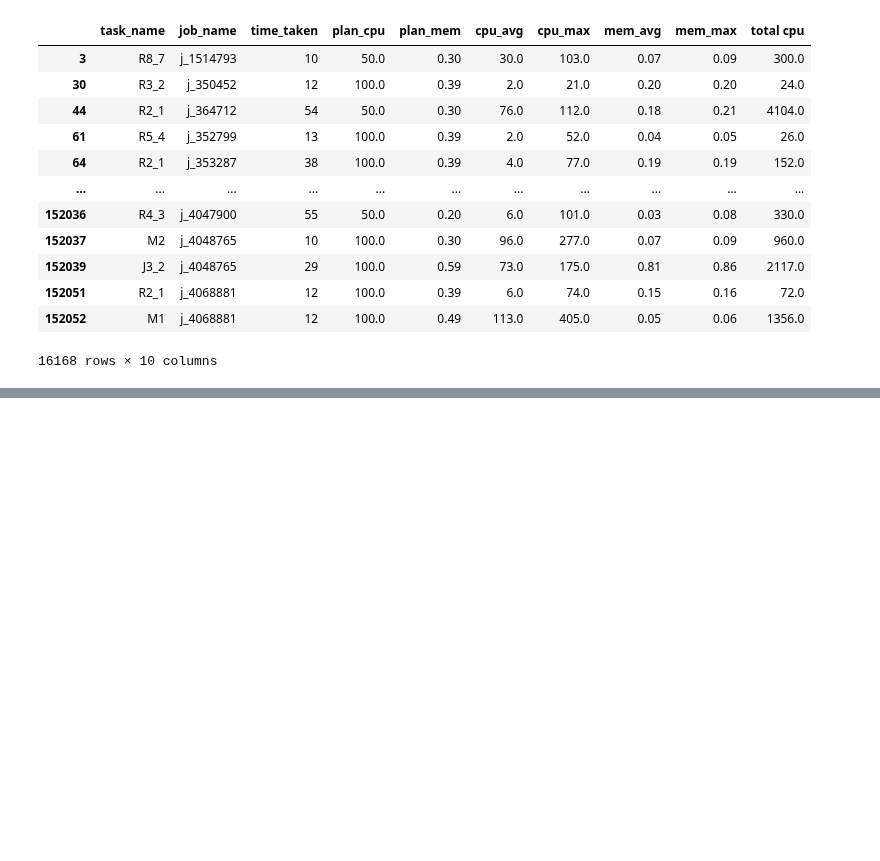
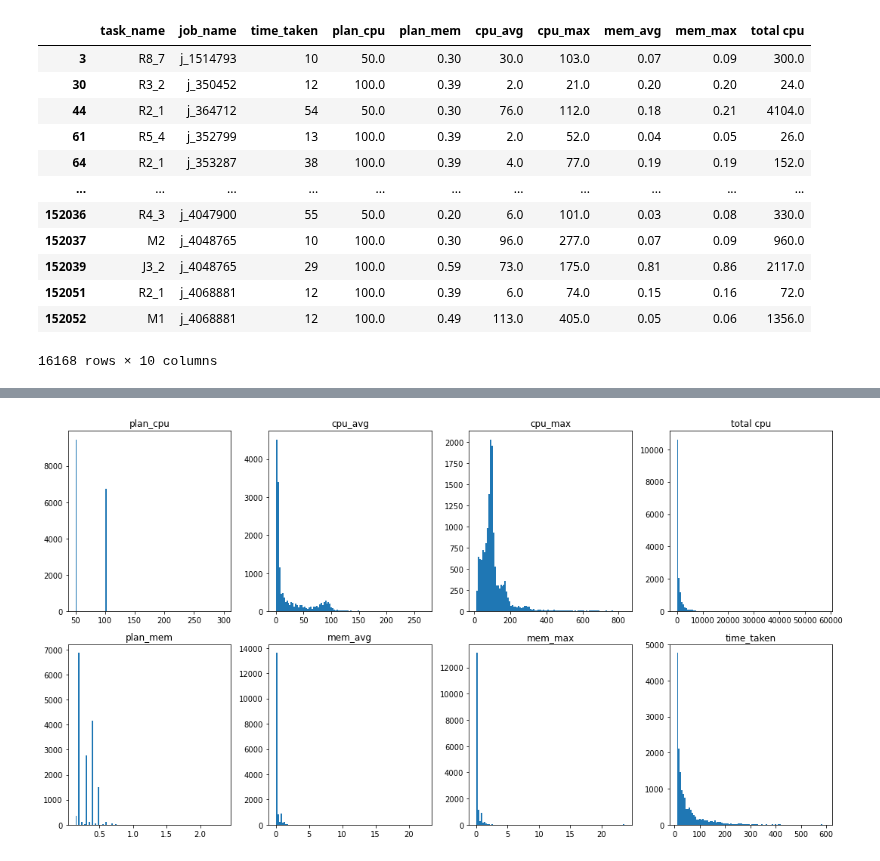
Before and after one commit to pseudo-rnd-thoughts/Elastic-Resource-Allocation, a Jupyter notebook: models/alibaba_cluster/generate_model.ipynb, the cells around one changed output, grey strips where cells are left out. Cells and saved outputs as stored; diff of their text form; code cells hidden in the pictures; blank space fills up the shorter version.

```diff
--- a/models/alibaba_cluster/generate_model.ipynb
+++ b/models/alibaba_cluster/generate_model.ipynb
@@ -233,0 +236,3 @@ batch_task_instances.to_csv('alibaba.csv', index=False)
+# %%
+alibaba = pd.read_csv('alibaba.csv')
+alibaba
@@ -233,0 +253,9 @@ batch_task_instances.to_csv('alibaba.csv', index=False)
+# %%
+fig, axs = plt.subplots(2, 4, figsize=(15, 8))
+for ax, col in zip(axs.flatten(), ['plan_cpu', 'cpu_avg', 'cpu_max', 'total cpu',
+                                   'plan_mem', 'mem_avg', 'mem_max', 'time_taken']):
+    ax.hist(alibaba[col], bins=100)
+    ax.set_title(col)
+plt.tight_layout()
+# %% [output]
+[figure, added]
```
Also changed, not shown: parts of 2 cells of this notebook, 10 other files.
